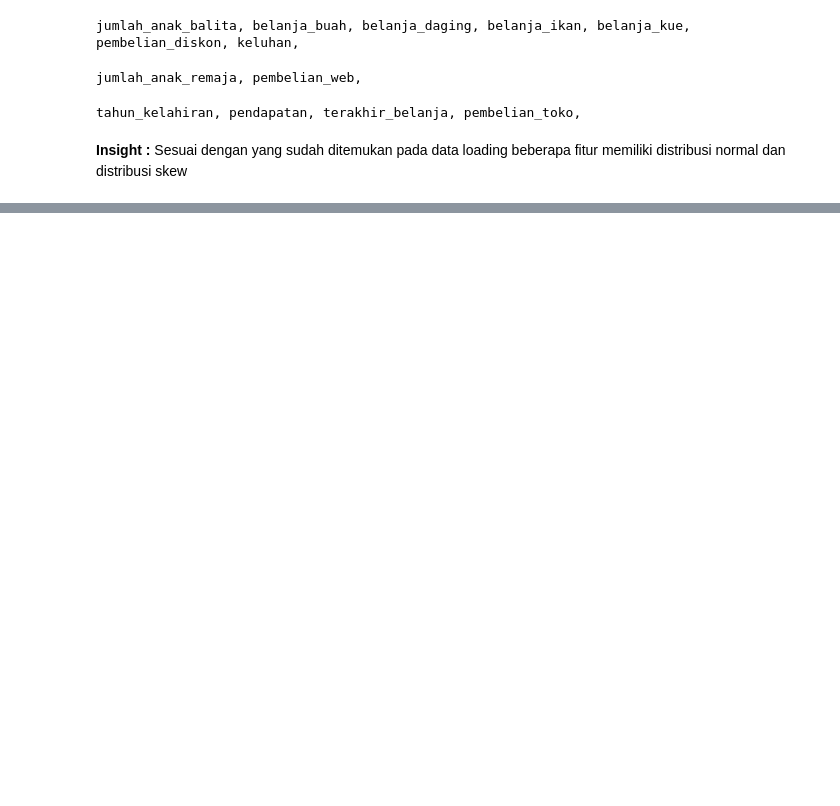
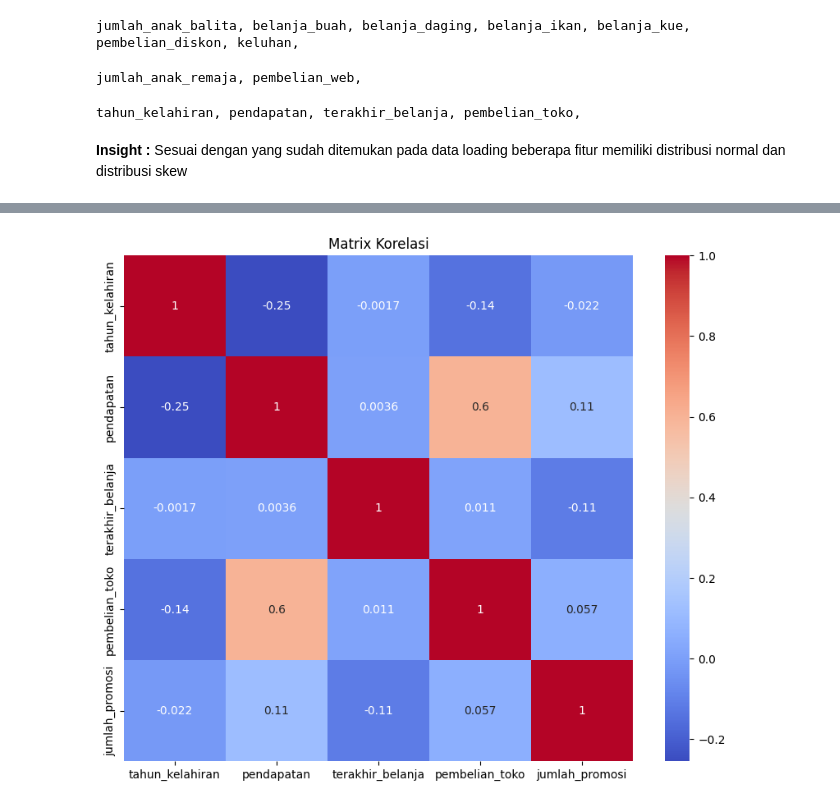
Before and after one commit to azizriza1210/Karpet-Biru, a Jupyter notebook: bismillah.ipynb, the cells around one changed output, grey strips where cells are left out. Cells and saved outputs as stored; diff of their text form; code cells hidden in the pictures; blank space fills up the shorter version.

```diff
--- a/bismillah.ipynb
+++ b/bismillah.ipynb
@@ -34,3 +41,6 @@ df_train
 | 3815 | 1957 | SMA | Rencana Menikah | 110850000.0 | 1.0 | 1.0 | ... |
 | 3816 | 1961 | Sarjana | Menikah | 130512000.0 | 0.0 | 0.0 | ... |
 3817 rows × 16 columns
+# %%
+df_label_train = pd.read_csv("train_labels.csv")
+df_label_train
@@ -222,0 +328,3 @@ tahun_kelahiran, pendapatan, terakhir_belanja, pembelian_toko,
+# %%
+# Menyamakan indeks pada data y dengan data X yang sudah di drop outlier
+y_train_MV = df_label_train.loc[df_train.index]
@@ -222,0 +333,19 @@ tahun_kelahiran, pendapatan, terakhir_belanja, pembelian_toko,
+# %%
+skewed_column = highly_skewed+moderately_skewed
+skewed_column.remove("keluhan") # memiliki variasa rendah
+
+
+
+# Metode Capping untuk Distribusi Skew
+winsorizer_skewed = Winsorizer(capping_method='iqr',
+                            tail='both',
+                            fold=3,
+                            variables=skewed_column,
+                            missing_values='ignore')
+
+df_test_oh = df_test.copy()
+df_test_oh.drop(columns="ID", inplace=True)
+
+# Fit & Transforming X_train
+df_train_capped = winsorizer_skewed.fit_transform(df_train)
+df_test_capped = winsorizer_skewed.transform(df_test_oh)
@@ -222,0 +452,13 @@ tahun_kelahiran, pendapatan, terakhir_belanja, pembelian_toko,
+# %%
+normal_skewed.append("jumlah_promosi")
+df_corr_train = df_train_capped.copy()
+df_corr_train['jumlah_promosi'] = y_train_MV
+
+# Matrix Korelasi
+correlation_matrix = df_corr_train[normal_skewed].corr(method="pearson")
+plt.figure(figsize=(10, 8))
+sns.heatmap(correlation_matrix, annot=True, cmap="coolwarm")
+plt.title("Matrix Korelasi")
+plt.show()
+# %% [output]
+[figure, added]
```
Also changed, not shown: parts of 29 cells of this notebook.
